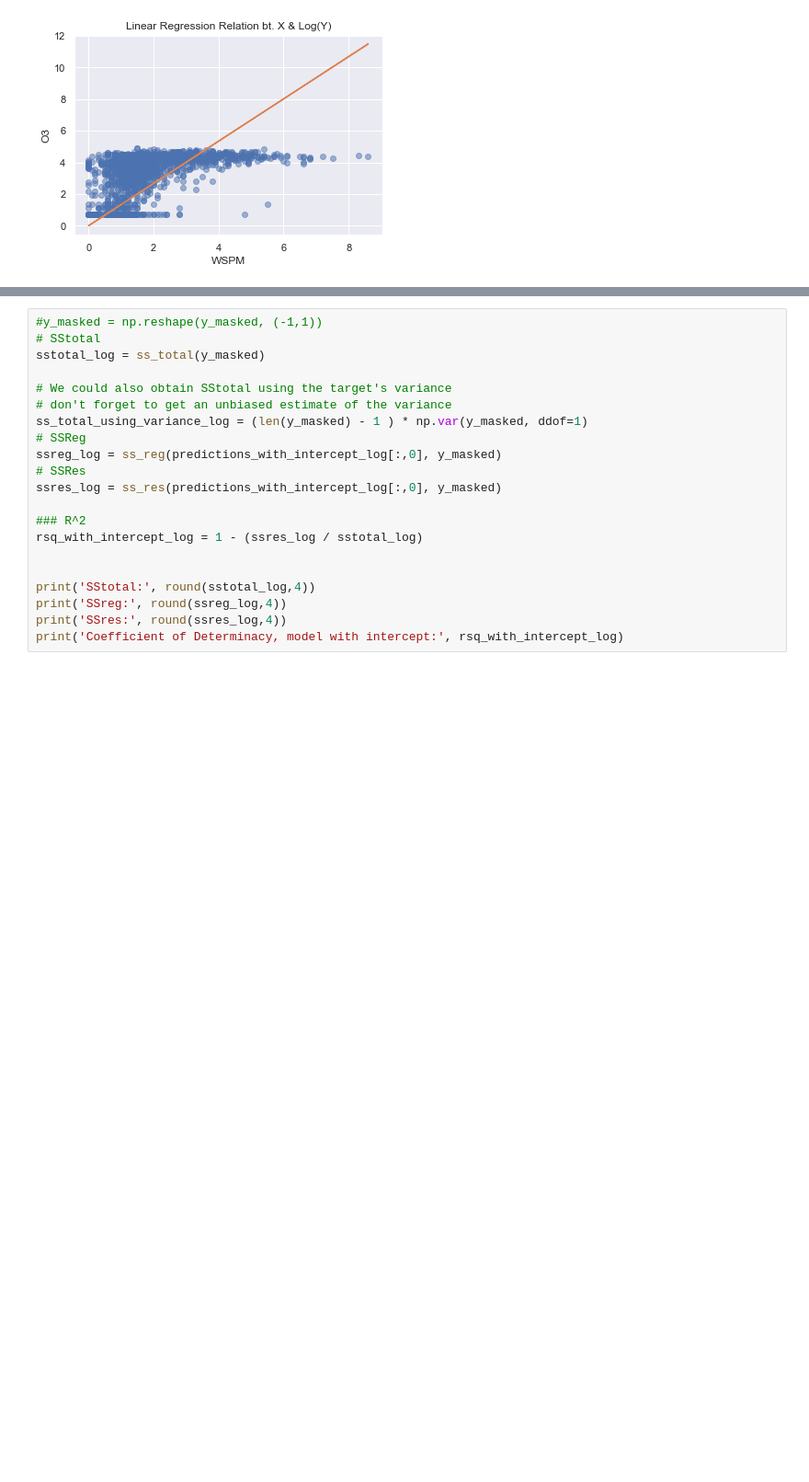
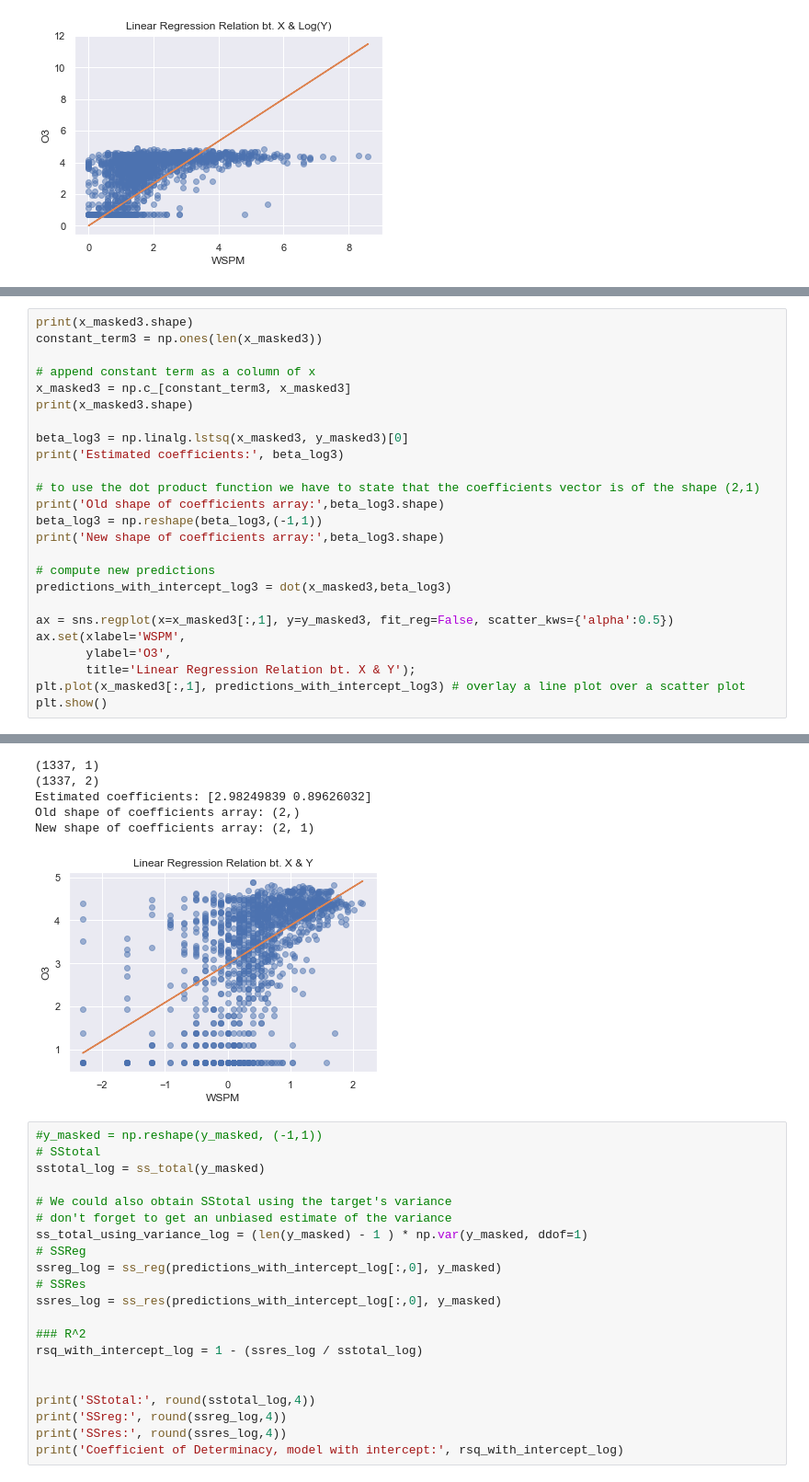
Before and after one commit to oranium/datamining, a Jupyter notebook: NewDataSet/Tryings_on_linear_regression.ipynb, the cells around one changed output, grey strips where cells are left out. Shown at 92% size. Cells and saved outputs as stored; diff of their text form; blank space fills up the shorter version.

```diff
--- a/NewDataSet/Tryings_on_linear_regression.ipynb
+++ b/NewDataSet/Tryings_on_linear_regression.ipynb
@@ -282 +361,27 @@ To use the future default and silence this warning we advise to pass `rcond=None
 [figure]
+# %%
+print(x_masked3.shape)
+constant_term3 = np.ones(len(x_masked3))
+
+# append constant term as a column of x
+x_masked3 = np.c_[constant_term3, x_masked3]
+print(x_masked3.shape)
+
+beta_log3 = np.linalg.lstsq(x_masked3, y_masked3)[0]
+print('Estimated coefficients:', beta_log3)
+
+# to use the dot product function we have to state that the coefficients vector is of the shape (2,1)
+print('Old shape of coefficients array:',beta_log3.shape)
+beta_log3 = np.reshape(beta_log3,(-1,1))
+print('New shape of coefficients array:',beta_log3.shape)
+
+# compute new predictions
+predictions_with_intercept_log3 = dot(x_masked3,beta_log3)
+
+ax = sns.regplot(x=x_masked3[:,1], y=y_masked3, fit_reg=False, scatter_kws={'alpha':0.5})
+ax.set(xlabel='WSPM',
+       ylabel='O3',
+       title='Linear Regression Relation bt. X & Y');
+plt.plot(x_masked3[:,1], predictions_with_intercept_log3) # overlay a line plot over a scatter plot
+plt.show()
+# %% [output]
@@ -283,3 +389,9 @@ To use the future default and silence this warning we advise to pass `rcond=None
+(1337, 1)
+(1337, 2)
+Estimated coefficients: [2.98249839 0.89626032]
+Old shape of coefficients array: (2,)
+New shape of coefficients array: (2, 1)
+[figure, added]
 # %%
 #y_masked = np.reshape(y_masked, (-1,1))
 # SStotal
```
Also changed, not shown: parts of 25 cells of this notebook.
